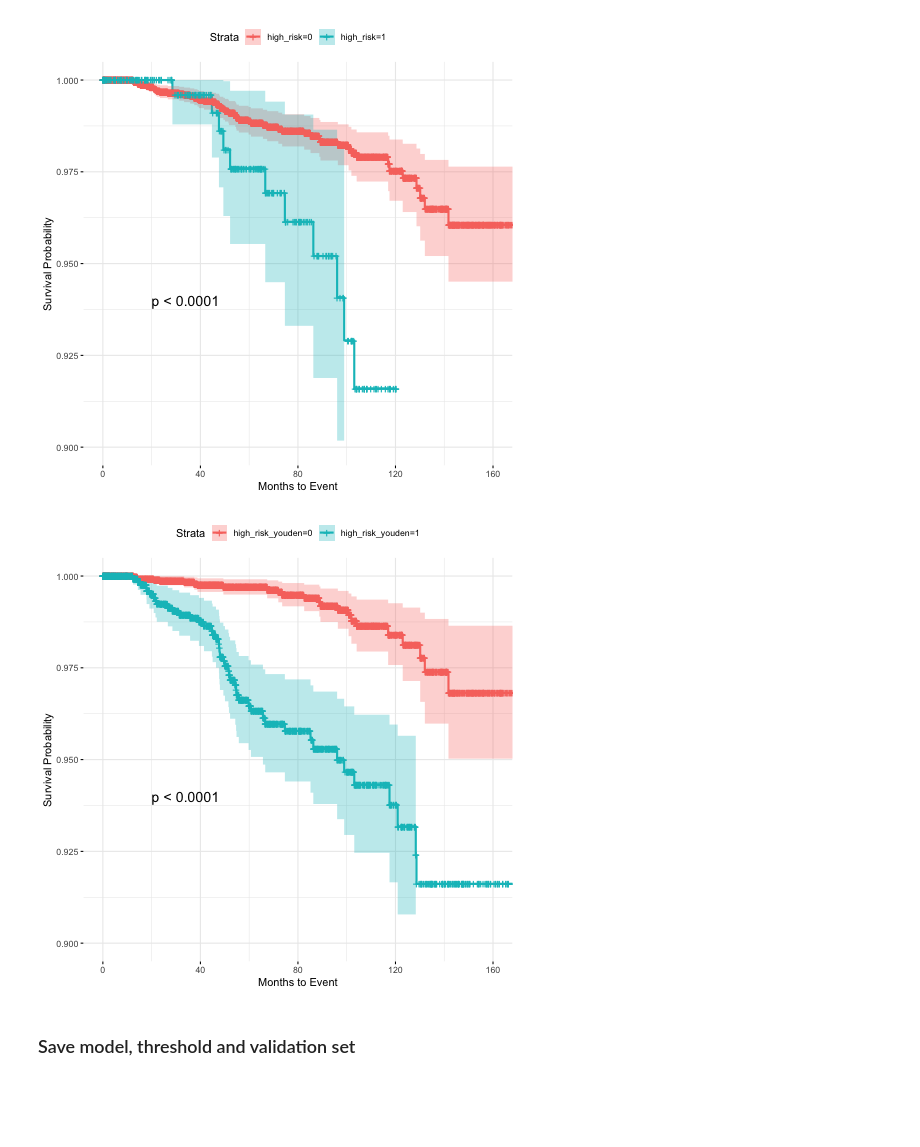
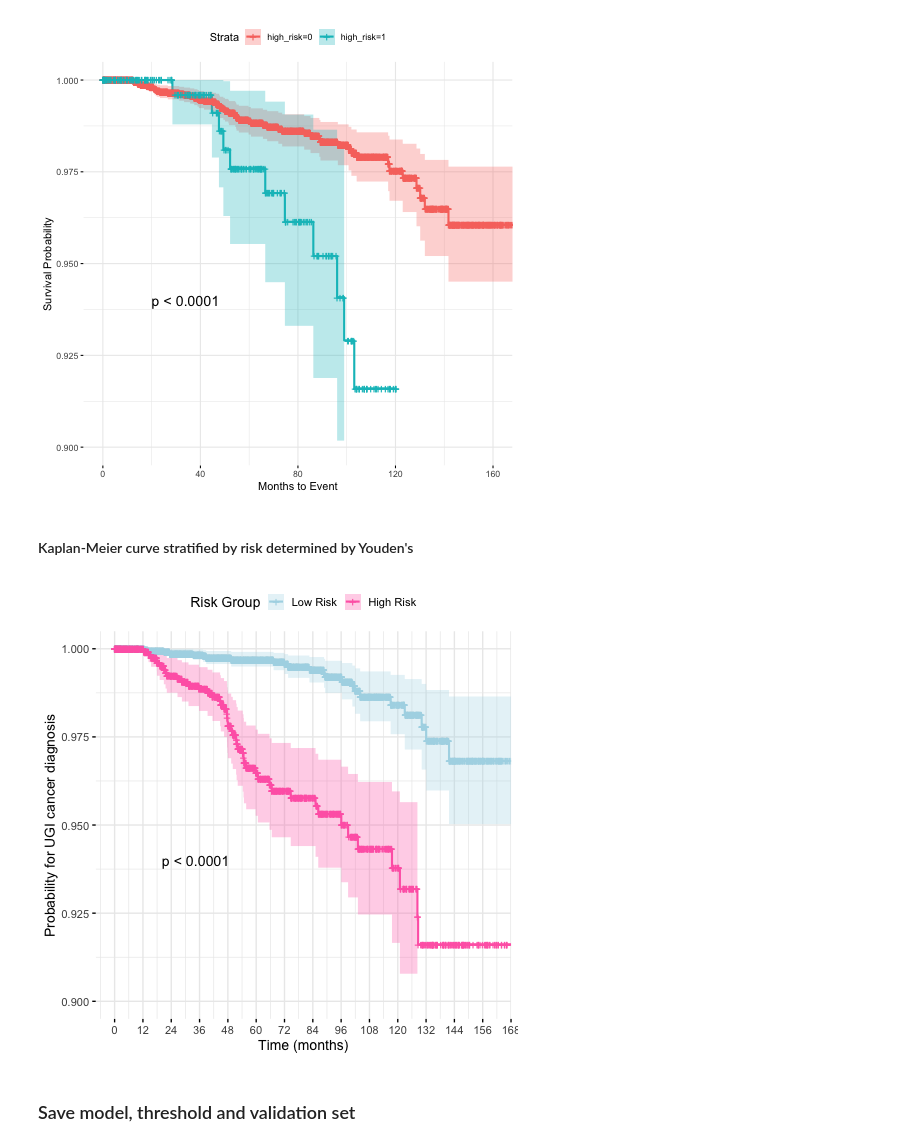
Before and after one commit to alyssayc/ugi-risk, a Jupyter notebook: notebook/analysis_1.ipynb, the cells around one changed output. Cells and saved outputs as stored; diff of their text form; code cells hidden in the pictures; blank space fills up the shorter version.

Commit message:
added forest plot and made figures pretty for presentation

```diff
--- a/notebook/analysis_1.ipynb
+++ b/notebook/analysis_1.ipynb
@@ -210,6 +210,7 @@ for (i in vars_for_univariate) {
     }
 
     model_df <- data.frame(
+        Variable_full = terms,
         Variable = i,
         Level = levels_clean,
         HR = coef,
@@ -897,27 +990,39 @@ g <- ggsurvplot(
 g$plot
 # %% [output]
 [figure]
+# %% [markdown]
+#### Kaplan-Meier curve stratified by risk determined by Youden's
 # %%
 %%R
+library(survival)
+library(survminer)
+
 surv_obj <- Surv(time = r_df_validation_risk$time, event = r_df_validation_risk$event_ugica)
 fit <- survfit(surv_obj ~ high_risk_youden, data = r_df_validation_risk)
 
 g <- ggsurvplot(
-    fit,
-    data = r_df_validation_risk,
-    risk.table = TRUE,
-    pval = TRUE,
-    pval.coord = c(20, 0.94),
-    conf.int = TRUE,
-    xlab = "Months to Event",
-    ylab = "Survival Probability",
-    ylim = c(0.90, 1),
-    ggtheme = theme_minimal()
+  fit,
+  data = r_df_validation_risk,
+  risk.table = TRUE,
+  pval = TRUE,
+  pval.coord = c(20, 0.94),  # adjust as needed
+  conf.int = TRUE,
+  xlab = "Time (months)",
+  ylab = "Probability for UGI cancer diagnosis",
+  ylim = c(0.90, 1),
+  break.time.by = 12,
+  legend.title = "Risk Group",
+  legend.labs = c("Low Risk", "High Risk"),
+  ggtheme = theme_minimal(base_size = 14),
+  palette = c("lightblue", "hotpink"),
+  risk.table.height = 0.2,
+  risk.table.y.text.col = TRUE,
+  risk.table.y.text = FALSE
 )
 
 g$plot
 # %% [output]
-[figure, old version]
+[figure, new version]
 # %% [markdown]
 ### Save model, threshold and validation set
 # %%
```
Also changed, not shown: parts of 6 cells of this notebook.
